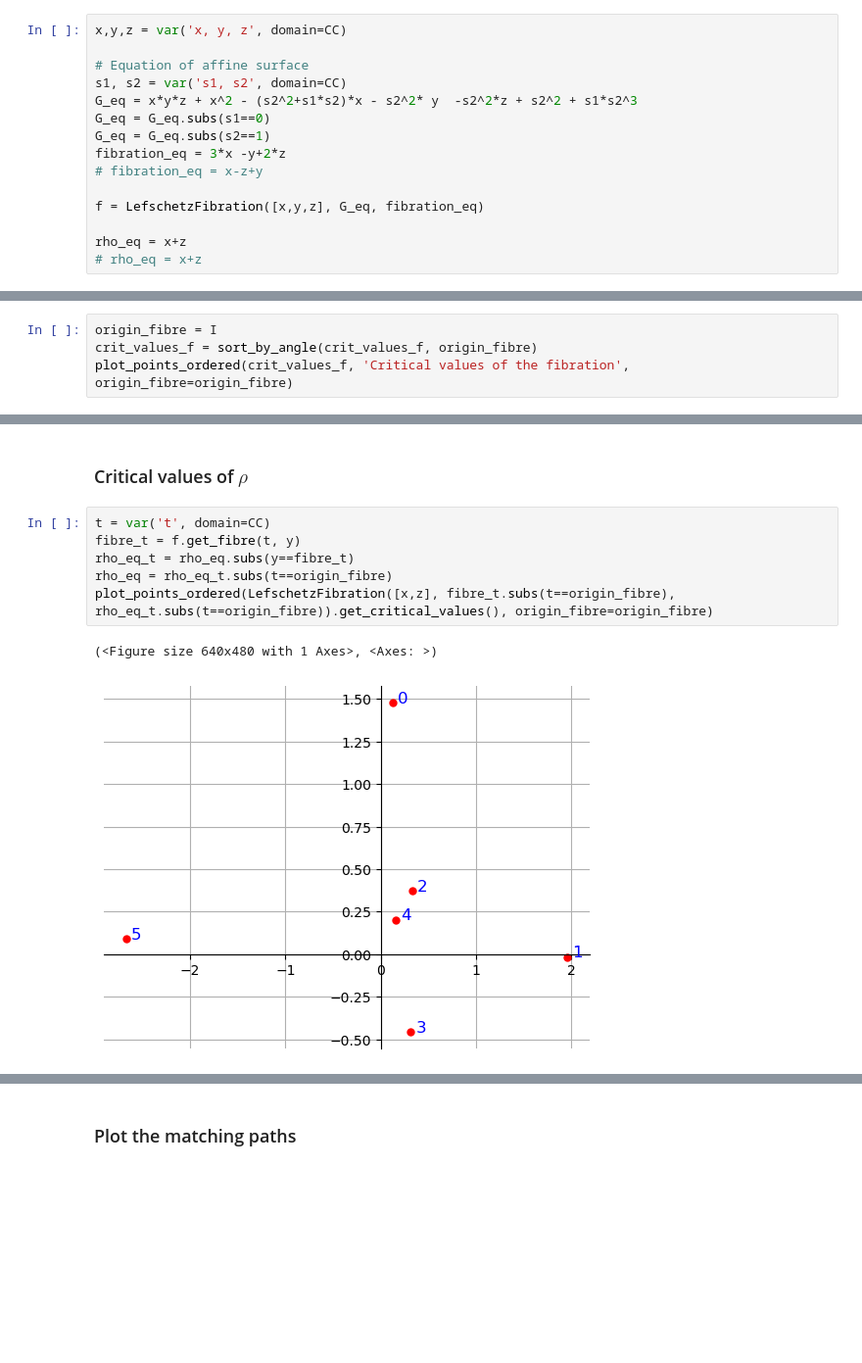
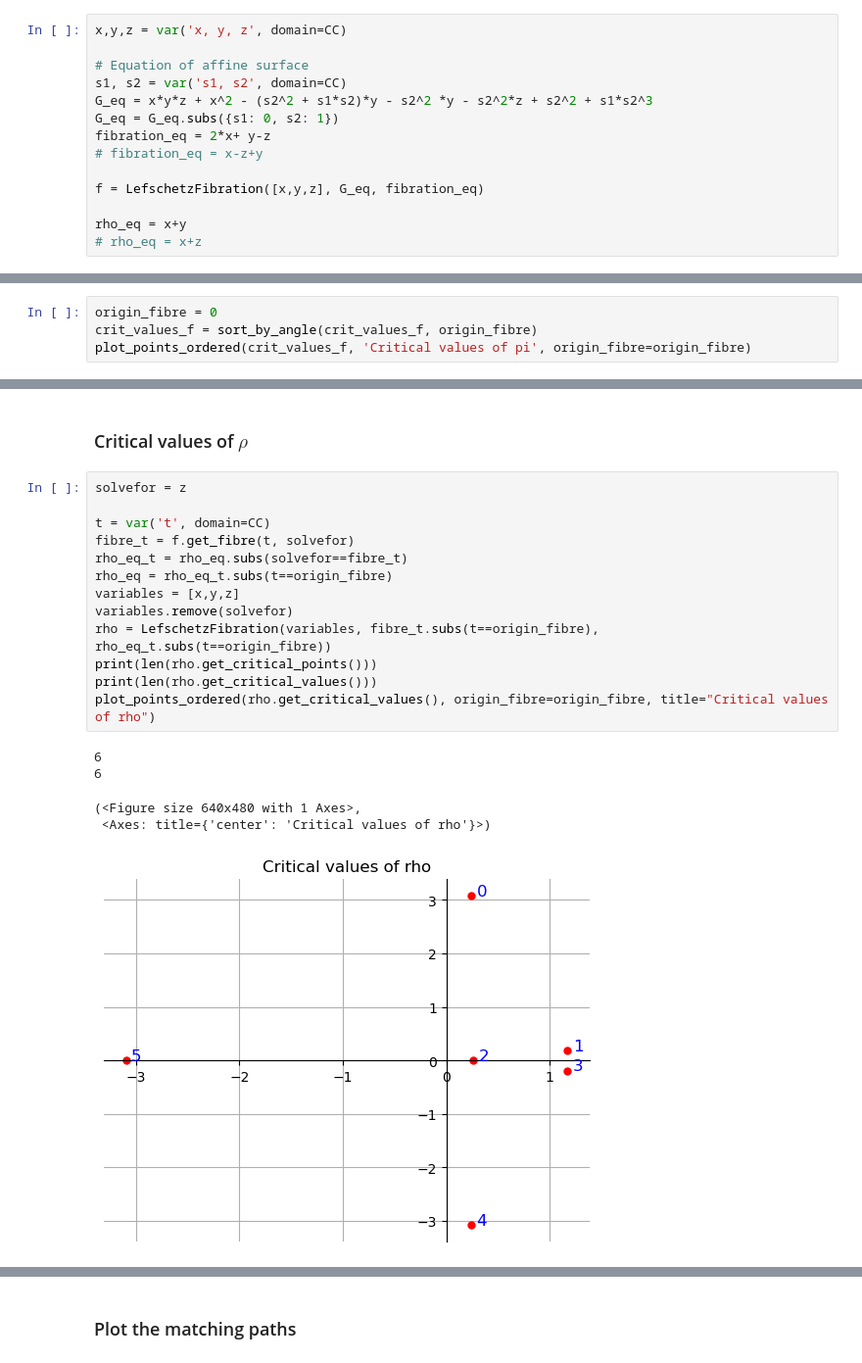
Before and after one commit to ViveLeFrance/Painlev-, a Jupyter notebook: painleve_4.ipynb, the cells around one changed output, grey strips where cells are left out. Shown at 98% size. Saved outputs shown, nothing was run; the diff lists cells and outputs as text; blank space fills up the shorter version.

Commit message:
found explicit fibrations

```diff
--- a/painleve_4.ipynb
+++ b/painleve_4.ipynb
@@ -10,15 +10,14 @@ x,y,z = var('x, y, z', domain=CC)
 
 # Equation of affine surface
 s1, s2 = var('s1, s2', domain=CC)
-G_eq = x*y*z + x^2 - (s2^2+s1*s2)*x - s2^2* y  -s2^2*z + s2^2 + s1*s2^3
-G_eq = G_eq.subs(s1==0)
-G_eq = G_eq.subs(s2==1)
-fibration_eq = 3*x -y+2*z
+G_eq = x*y*z + x^2 - (s2^2 + s1*s2)*y - s2^2 *y - s2^2*z + s2^2 + s1*s2^3
+G_eq = G_eq.subs({s1: 0, s2: 1})
+fibration_eq = 2*x+ y-z
 # fibration_eq = x-z+y
 
 f = LefschetzFibration([x,y,z], G_eq, fibration_eq)
 
-rho_eq = x+z
+rho_eq = x+y
 # rho_eq = x+z
 # %%
 crit_points_f = f.get_critical_points()
@@ -31,8 +30,8 @@ print(len(crit_points_f))
 7
 7
 # %%
-origin_fibre = I
+origin_fibre = 0
 crit_values_f = sort_by_angle(crit_values_f, origin_fibre)
-plot_points_ordered(crit_values_f, 'Critical values of the fibration', origin_fibre=origin_fibre)
+plot_points_ordered(crit_values_f, 'Critical values of pi', origin_fibre=origin_fibre)
 # %% [output]
 (<Figure size 640x480 with 1 Axes>,
@@ -43,11 +42,21 @@ plot_points_ordered(crit_values_f, 'Critical values of the fibration', origin_fi
 # %% [markdown]
 ### Critical values of $\rho$
 # %%
+solvefor = z
+
 t = var('t', domain=CC)
-fibre_t = f.get_fibre(t, y)
-rho_eq_t = rho_eq.subs(y==fibre_t)
+fibre_t = f.get_fibre(t, solvefor)
+rho_eq_t = rho_eq.subs(solvefor==fibre_t)
 rho_eq = rho_eq_t.subs(t==origin_fibre)
-plot_points_ordered(LefschetzFibration([x,z], fibre_t.subs(t==origin_fibre), rho_eq_t.subs(t==origin_fibre)).get_critical_values(), origin_fibre=origin_fibre)
+variables = [x,y,z]
+variables.remove(solvefor)
+rho = LefschetzFibration(variables, fibre_t.subs(t==origin_fibre), rho_eq_t.subs(t==origin_fibre))
+print(len(rho.get_critical_points()))
+print(len(rho.get_critical_values()))
+plot_points_ordered(rho.get_critical_values(), origin_fibre=origin_fibre, title="Critical values of rho")
 # %% [output]
-(<Figure size 640x480 with 1 Axes>, <Axes: >)
+6
+6
+(<Figure size 640x480 with 1 Axes>,
+ <Axes: title={'center': 'Critical values of rho'}>)
-[figure, old version]
+[figure, new version]
```
Also changed, not shown: parts of 5 cells of this notebook, 14 other files.
